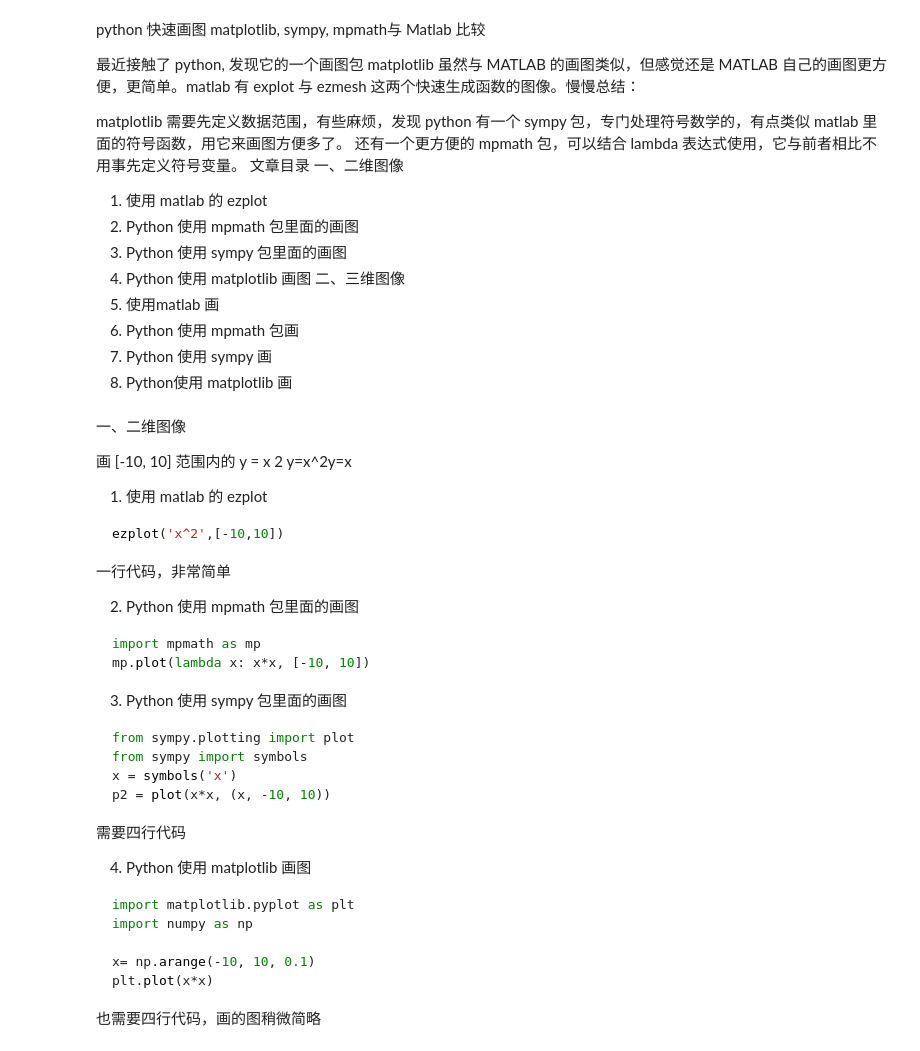
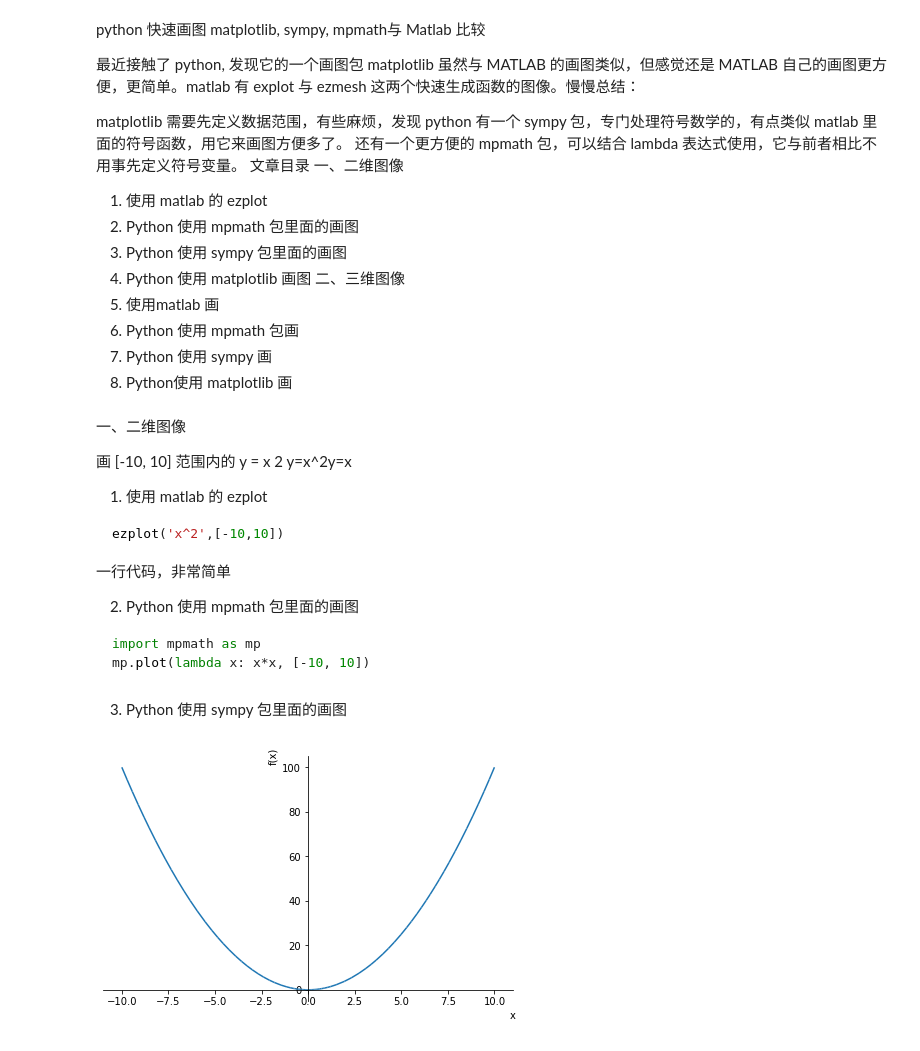
Before and after one commit to lammou2022/lammou2020.github.io, a Jupyter notebook: mathmodeling/lesson0A.ipynb, the cells around one changed output. Drawn from its saved outputs; the diff is of its cells as text; code cells hidden in the pictures.

````diff
--- a/mathmodeling/lesson0A.ipynb
+++ b/mathmodeling/lesson0A.ipynb
@@ -32,22 +32,12 @@ ezplot('x^2',[-10,10])
 import mpmath as mp
 mp.plot(lambda x: x*x, [-10, 10])
 ```
-
-3. Python 使用 sympy 包里面的画图
-```python
-from sympy.plotting import plot
-from sympy import symbols
-x = symbols('x')
-p2 = plot(x*x, (x, -10, 10))
-```
-需要四行代码
-
-4. Python 使用 matplotlib 画图
-```python
-import matplotlib.pyplot as plt
-import numpy as np
-
-x= np.arange(-10, 10, 0.1)
-plt.plot(x*x)
-```
-也需要四行代码，画的图稍微简略
+# %% [markdown]
+3. Python 使用 sympy 包里面的画图
+# %%
+from sympy.plotting import plot
+from sympy import symbols
+x = symbols('x')
+p2 = plot(x*x, (x, -10, 10))
+# %% [output]
+[figure, added]
````
Also changed, not shown: parts of 7 cells of this notebook.
